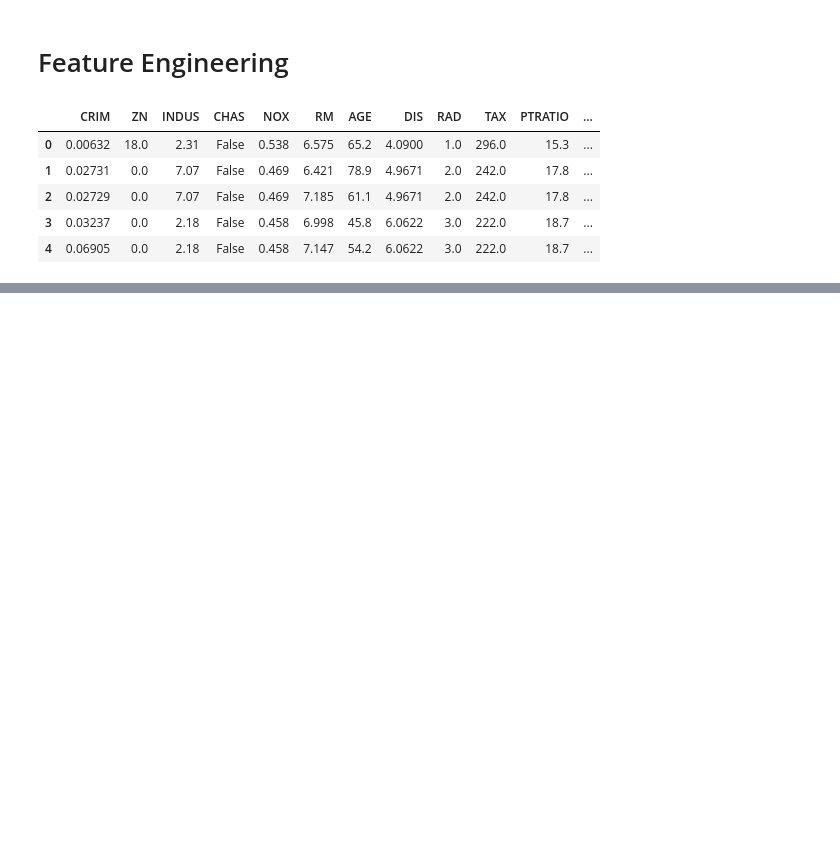
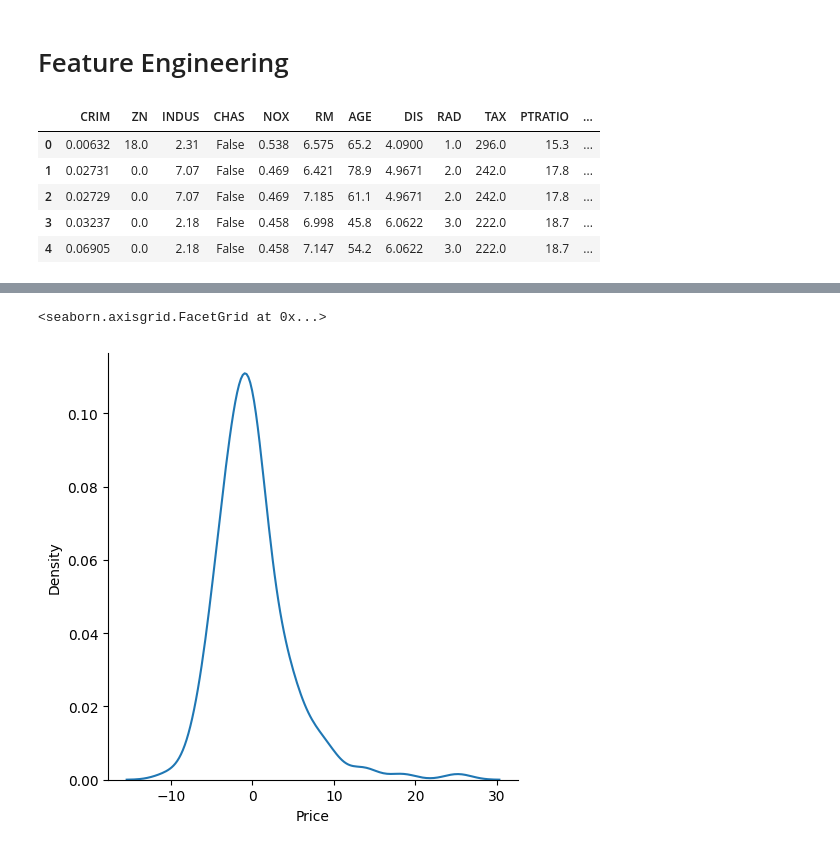
Before and after one commit to d3smondwong/Boston-House-Pricing, a Jupyter notebook: Boston House Pricing Model.ipynb, the cells around one changed output, grey strips where cells are left out. Cells and saved outputs as stored; diff of their text form; code cells hidden in the pictures; blank space fills up the shorter version.

```diff
--- a/Boston House Pricing Model.ipynb
+++ b/Boston House Pricing Model.ipynb
@@ -216,0 +360,3 @@ df.head()
+# %%
+## Residuals is the error. Actual (y_test) - Predict (reg_pred)
+residuals=y_test-reg_pred
@@ -216,0 +378,6 @@ df.head()
+# %%
+# Plotting the residual. Comes out a nice normal distribution. there are some outliers but in general. this is ok.
+sns.displot(residuals,kind="kde")
+# %% [output]
+<seaborn.axisgrid.FacetGrid at 0x...>
+[figure, added]
```
Also changed, not shown: parts of 28 cells of this notebook, 1 other file.
